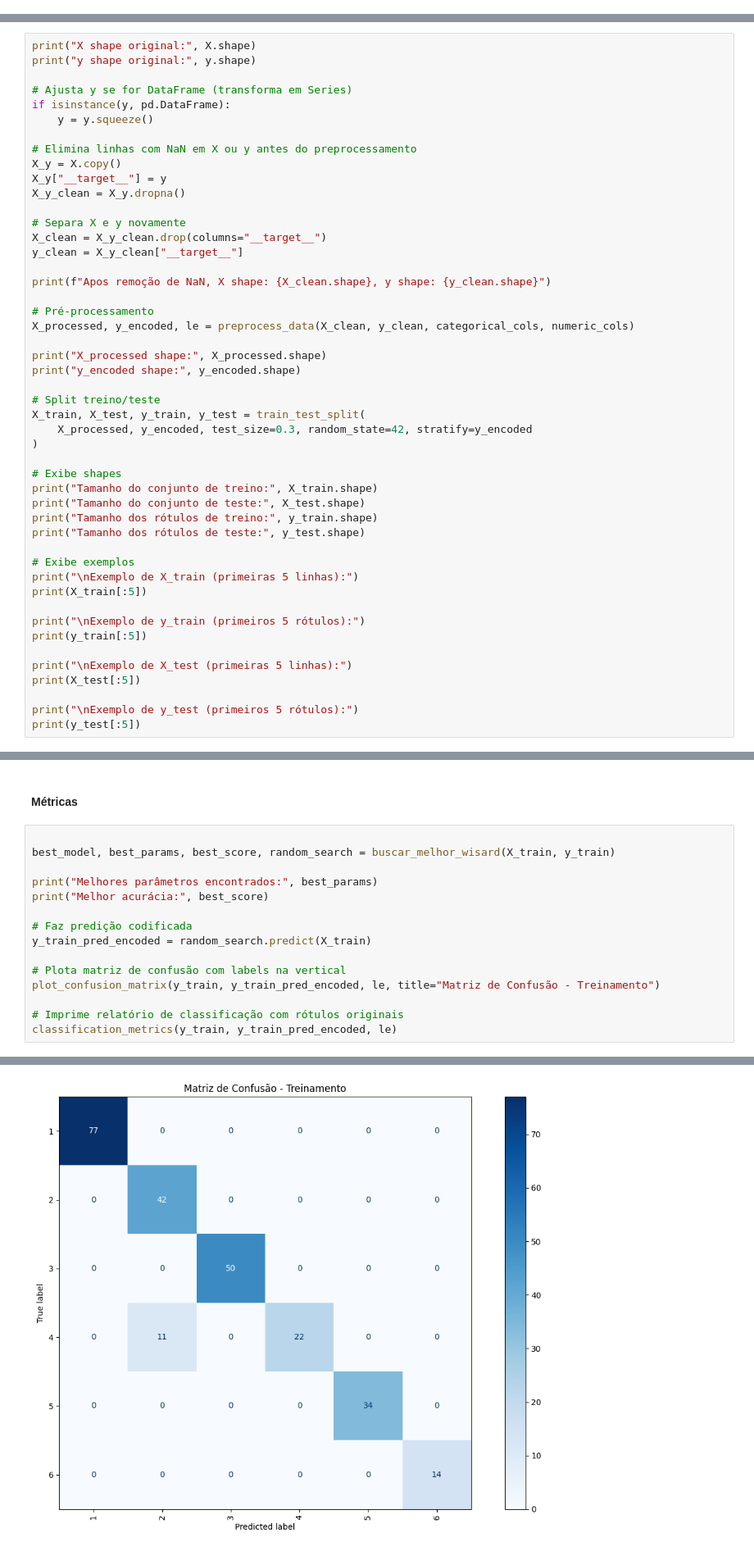
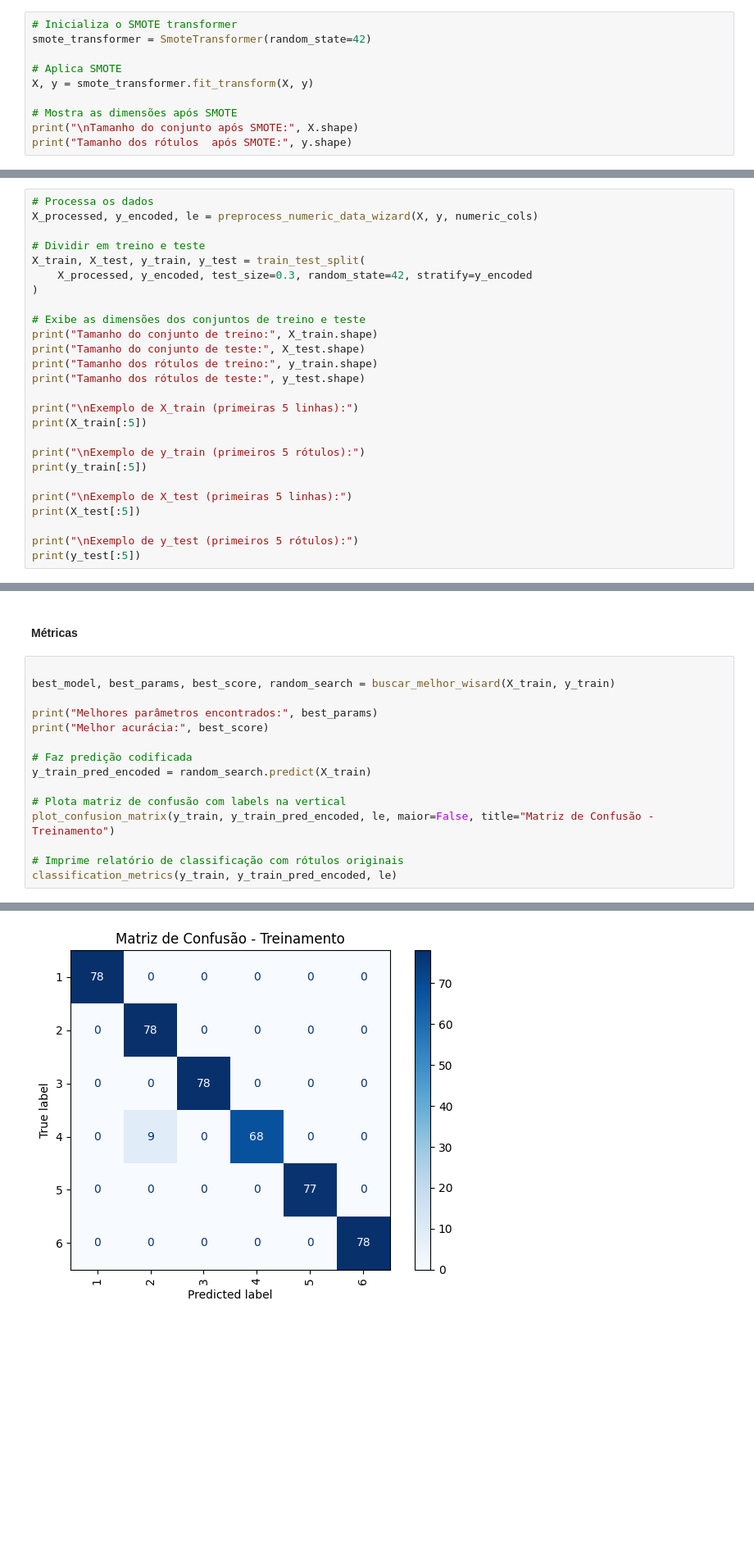
Before and after one commit to Camila-Ferr/Wizard_Green_AI, a Jupyter notebook: notebooks/Dataset5.ipynb, the cells around one changed output, grey strips where cells are left out. Shown: that part at 82% size. Saved outputs shown, nothing was run; the diff lists cells and outputs as text; blank space fills up the shorter version.

```diff
--- a/notebooks/Dataset5.ipynb
+++ b/notebooks/Dataset5.ipynb
@@ -122,3 +103,13 @@ Colunas categóricas: []
 Colunas numéricas: ['erythema', 'scaling', 'definite-borders', 'itching', 'koebner phenomenon', 'polygonal papules', 'follicular papules', 'oral-mucosal involvement', 'knee elbow involvement', 'scalp  ...
 # %% [markdown]
 ### Tratamento de Dados
+# %%
+# Inicializa o SMOTE transformer
+smote_transformer = SmoteTransformer(random_state=42)
+
+# Aplica SMOTE
+X, y = smote_transformer.fit_transform(X, y)
+
+# Mostra as dimensões após SMOTE
+print("\nTamanho do conjunto após SMOTE:", X.shape)
+print("Tamanho dos rótulos  após SMOTE:", y.shape)
@@ -125,40 +119,18 @@ Colunas numéricas: ['erythema', 'scaling', 'definite-borders', 'itching', 'koeb
 # %%
-print("X shape original:", X.shape)
-print("y shape original:", y.shape)
+# Processa os dados
+X_processed, y_encoded, le = preprocess_numeric_data_wizard(X, y, numeric_cols)
 
-# Ajusta y se for DataFrame (transforma em Series)
-if isinstance(y, pd.DataFrame):
-    y = y.squeeze()
-
-# Elimina linhas com NaN em X ou y antes do preprocessamento
-X_y = X.copy()
-X_y["__target__"] = y
-X_y_clean = X_y.dropna()
-
-# Separa X e y novamente
-X_clean = X_y_clean.drop(columns="__target__")
-y_clean = X_y_clean["__target__"]
-
-print(f"Apos remoção de NaN, X shape: {X_clean.shape}, y shape: {y_clean.shape}")
-
-# Pré-processamento
-X_processed, y_encoded, le = preprocess_data(X_clean, y_clean, categorical_cols, numeric_cols)
-
-print("X_processed shape:", X_processed.shape)
-print("y_encoded shape:", y_encoded.shape)
-
-# Split treino/teste
+# Dividir em treino e teste
 X_train, X_test, y_train, y_test = train_test_split(
     X_processed, y_encoded, test_size=0.3, random_state=42, stratify=y_encoded
 )
 
-# Exibe shapes
+# Exibe as dimensões dos conjuntos de treino e teste
 print("Tamanho do conjunto de treino:", X_train.shape)
 print("Tamanho do conjunto de teste:", X_test.shape)
 print("Tamanho dos rótulos de treino:", y_train.shape)
 print("Tamanho dos rótulos de teste:", y_test.shape)
 
-# Exibe exemplos
 print("\nExemplo de X_train (primeiras 5 linhas):")
 print(X_train[:5])
 
@@ -201,7 +173,7 @@ print("Melhor acurácia:", best_score)
 y_train_pred_encoded = random_search.predict(X_train)
 
 # Plota matriz de confusão com labels na vertical
-plot_confusion_matrix(y_train, y_train_pred_encoded, le, title="Matriz de Confusão - Treinamento")
+plot_confusion_matrix(y_train, y_train_pred_encoded, le, maior=False, title="Matriz de Confusão - Treinamento")
 
 # Imprime relatório de classificação com rótulos originais
 classification_metrics(y_train, y_train_pred_encoded, le)
@@ -213,3 +183,3 @@ Melhor acurácia: 0.9641422834193918
-[figure, old version]
+[figure, new version]
               precision    recall  f1-score   support
 
```
Also changed, not shown: parts of 13 cells of this notebook, 7 other files.
